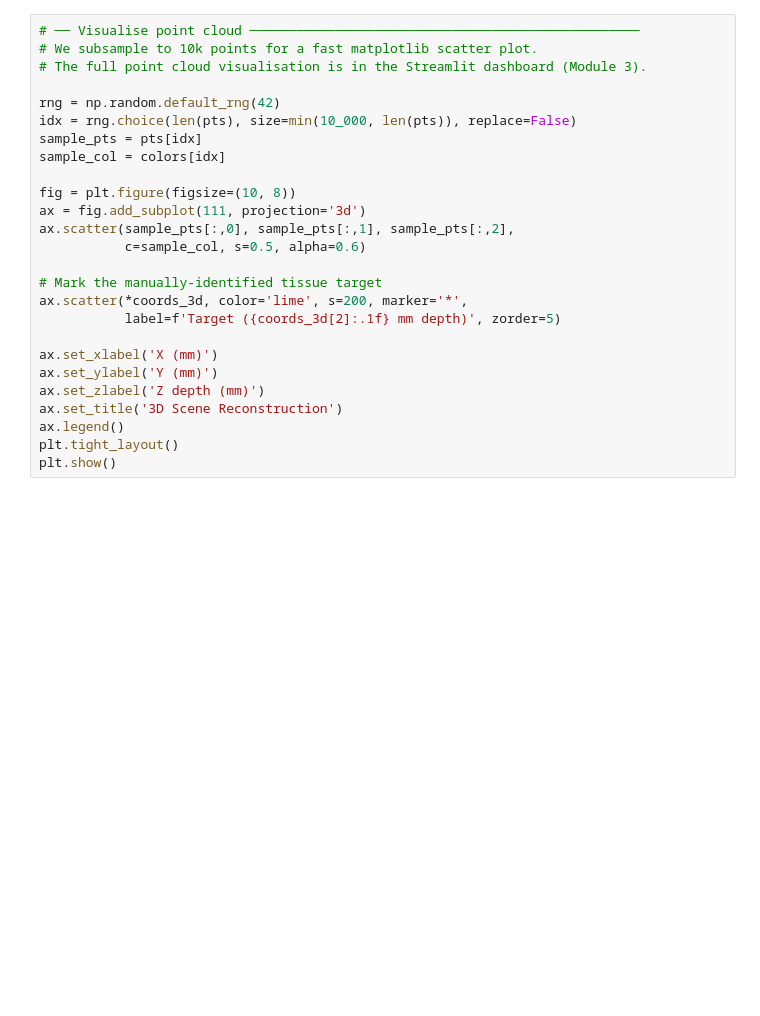
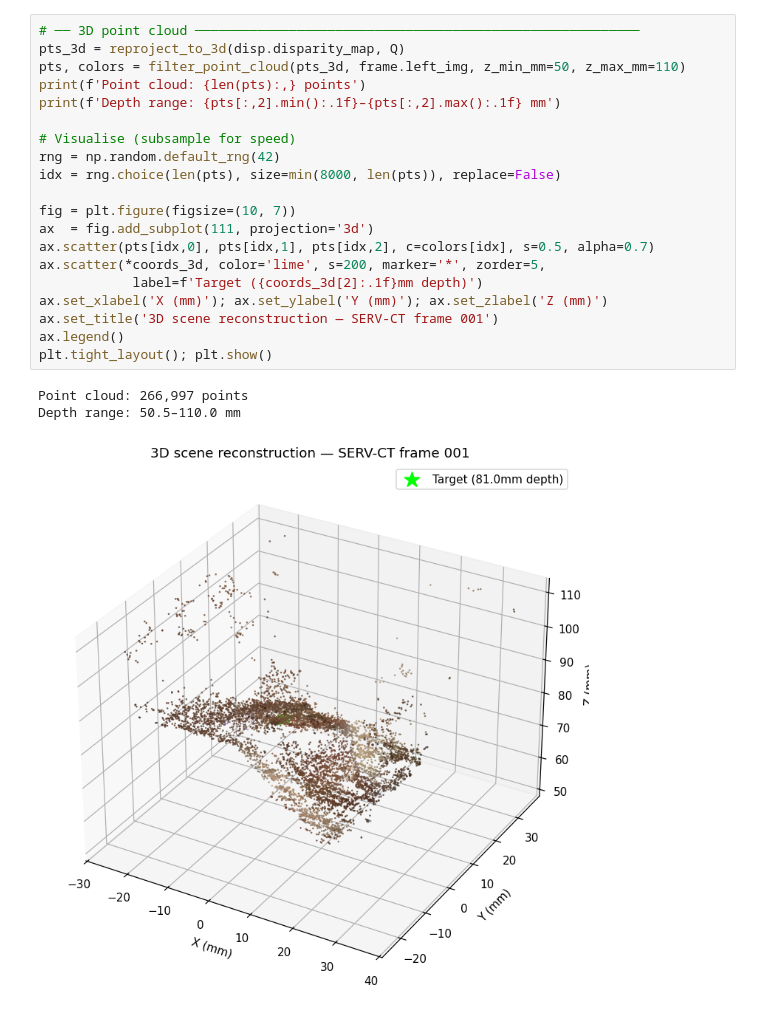
Before and after one commit to joliemcgreavy/stereo-raman-pipeline, a Jupyter notebook: notebooks/01_stereo_calibration.ipynb, the cells around one changed output. Saved outputs shown, nothing was run; the diff lists cells and outputs as text; blank space fills up the shorter version.

```diff
--- a/notebooks/01_stereo_calibration.ipynb
+++ b/notebooks/01_stereo_calibration.ipynb
@@ -307,29 +249,27 @@ print(f'Depth range:  Z_min={pts[:,2].min():.1f} mm, Z_max={pts[:,2].max():.1f}
 # %%
-# ── Visualise point cloud ──────────────────────────────────────────────────
-# We subsample to 10k points for a fast matplotlib scatter plot.
-# The full point cloud visualisation is in the Streamlit dashboard (Module 3).
+# ── 3D point cloud ─────────────────────────────────────────────────────────
+pts_3d = reproject_to_3d(disp.disparity_map, Q)
+pts, colors = filter_point_cloud(pts_3d, frame.left_img, z_min_mm=50, z_max_mm=110)
+print(f'Point cloud: {len(pts):,} points')
+print(f'Depth range: {pts[:,2].min():.1f}–{pts[:,2].max():.1f} mm')
 
+# Visualise (subsample for speed)
 rng = np.random.default_rng(42)
-idx = rng.choice(len(pts), size=min(10_000, len(pts)), replace=False)
-sample_pts = pts[idx]
-sample_col = colors[idx]
+idx = rng.choice(len(pts), size=min(8000, len(pts)), replace=False)
 
-fig = plt.figure(figsize=(10, 8))
-ax = fig.add_subplot(111, projection='3d')
-ax.scatter(sample_pts[:,0], sample_pts[:,1], sample_pts[:,2],
-           c=sample_col, s=0.5, alpha=0.6)
-
-# Mark the manually-identified tissue target
-ax.scatter(*coords_3d, color='lime', s=200, marker='*',
-           label=f'Target ({coords_3d[2]:.1f} mm depth)', zorder=5)
-
-ax.set_xlabel('X (mm)')
-ax.set_ylabel('Y (mm)')
-ax.set_zlabel('Z depth (mm)')
-ax.set_title('3D Scene Reconstruction')
+fig = plt.figure(figsize=(10, 7))
+ax  = fig.add_subplot(111, projection='3d')
+ax.scatter(pts[idx,0], pts[idx,1], pts[idx,2], c=colors[idx], s=0.5, alpha=0.7)
+ax.scatter(*coords_3d, color='lime', s=200, marker='*', zorder=5,
+            label=f'Target ({coords_3d[2]:.1f}mm depth)')
+ax.set_xlabel('X (mm)'); ax.set_ylabel('Y (mm)'); ax.set_zlabel('Z (mm)')
+ax.set_title('3D scene reconstruction — SERV-CT frame 001')
 ax.legend()
-plt.tight_layout()
-plt.show()
+plt.tight_layout(); plt.show()
+# %% [output]
+Point cloud: 266,997 points
+Depth range: 50.5–110.0 mm
+[figure, added]
 # %% [markdown]
 ## Summary
 
```
Also changed, not shown: parts of 26 cells of this notebook, 4 other files.
